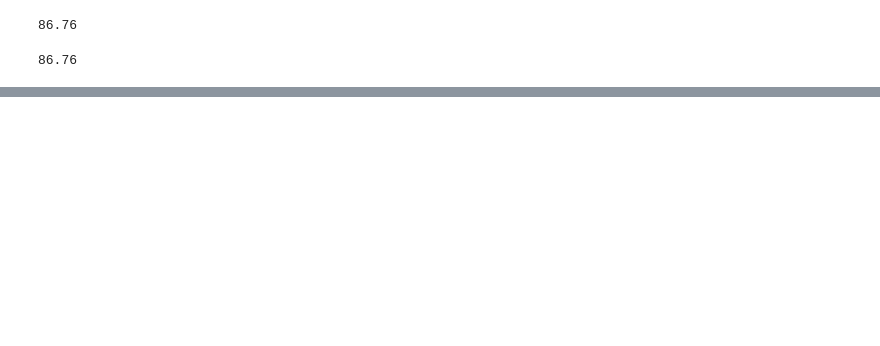
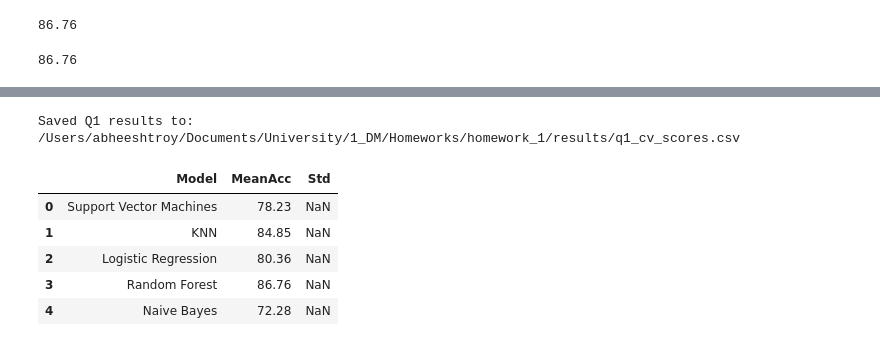
Before and after one commit to abheeshtroy/Data-Mining, a Jupyter notebook: Homeworks/homework_1/notebooks/01_reproduce.ipynb, the cells around one changed output, grey strips where cells are left out. Drawn from its saved outputs; the diff is of its cells as text; code cells hidden in the pictures; blank space fills up the shorter version.

```diff
--- a/Homeworks/homework_1/notebooks/01_reproduce.ipynb
+++ b/Homeworks/homework_1/notebooks/01_reproduce.ipynb
@@ -640,0 +635,23 @@ submission = pd.DataFrame({
+# %%
+import numpy as np
+import pandas as pd
+from pathlib import Path
+
+# If your DataFrame is named something else, replace `models` below with that name.
+q1_df = models.rename(columns={"Score": "MeanAcc"})  # keep same order
+if "Std" not in q1_df.columns:
+    q1_df["Std"] = np.nan  # optional placeholder for std
+
+out_path = Path("../results/q1_cv_scores.csv")
+out_path.parent.mkdir(parents=True, exist_ok=True)
+q1_df.to_csv(out_path, index=False)
+print("Saved Q1 results to:", out_path.resolve())
+q1_df.head()
+# %% [output]
+Saved Q1 results to: /Users/abheeshtroy/Documents/University/1_DM/Homeworks/homework_1/results/q1_cv_scores.csv
+|  | Model | MeanAcc | Std |
+| 0 | Support Vector Machines | 78.23 | NaN |
+| 1 | KNN | 84.85 | NaN |
+| 2 | Logistic Regression | 80.36 | NaN |
+| 3 | Random Forest | 86.76 | NaN |
+| 4 | Naive Bayes | 72.28 | NaN |
```
Also changed, not shown: parts of 5 cells of this notebook, 1 other file.
